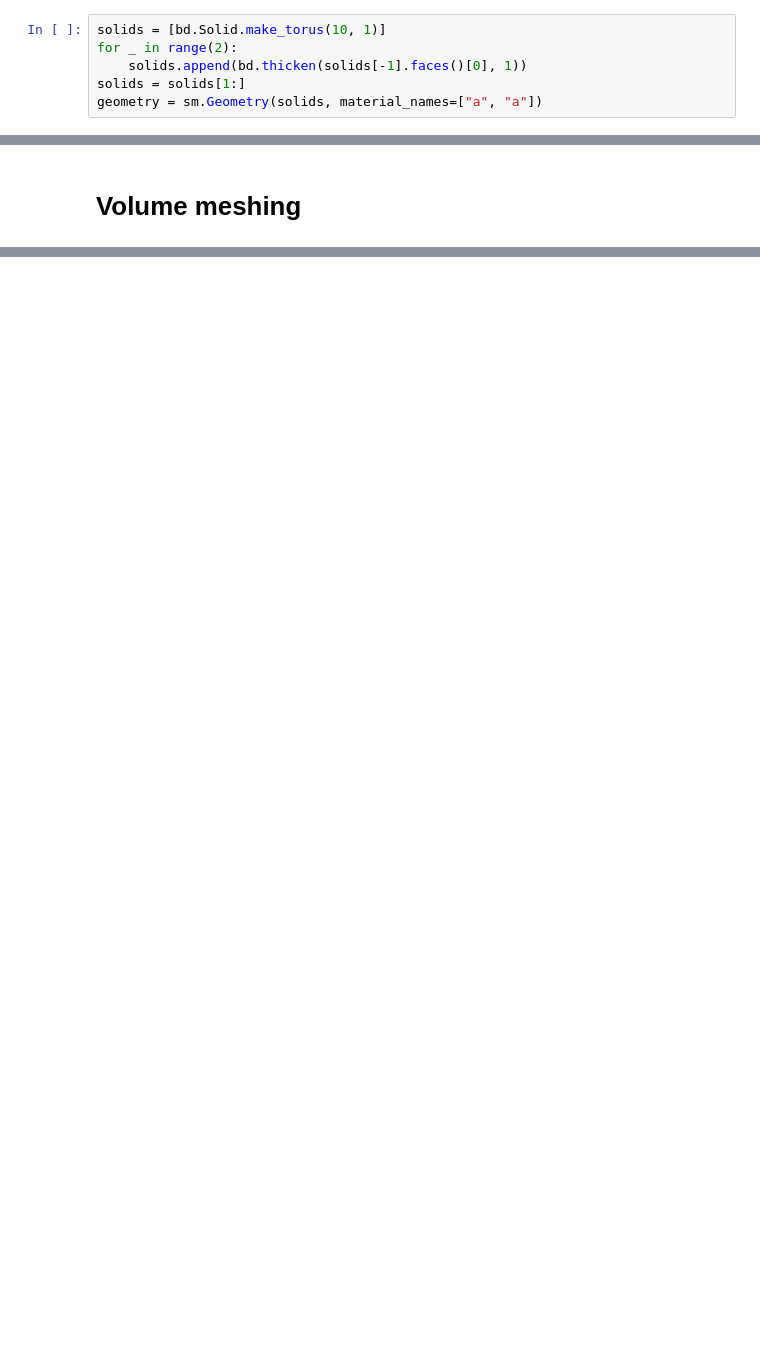
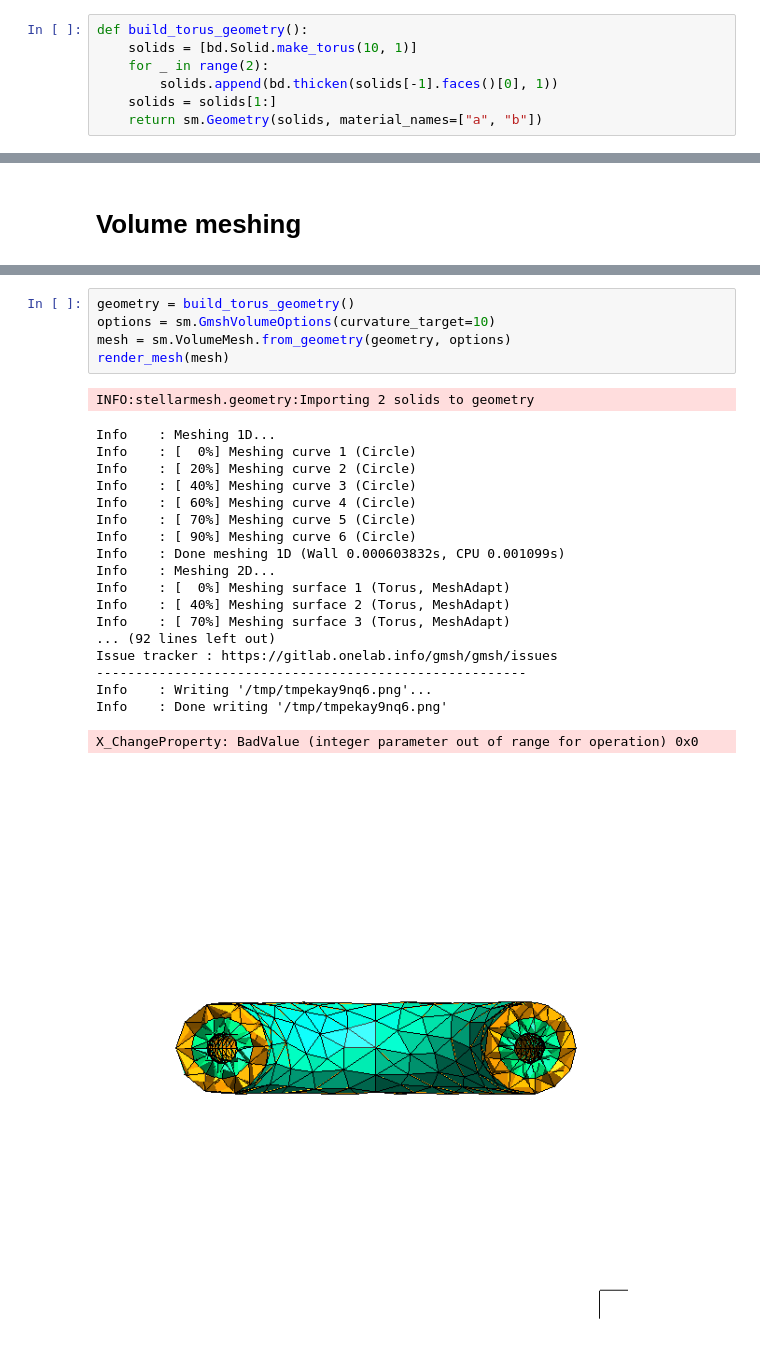
Before and after one commit to stellarmesh/stellarmesh, a Jupyter notebook: tutorials/volume_meshing.ipynb, the cells around one changed output, grey strips where cells are left out. Drawn from its saved outputs; the diff is of its cells as text; blank space fills up the shorter version.

```diff
--- a/tutorials/volume_meshing.ipynb
+++ b/tutorials/volume_meshing.ipynb
@@ -15,8 +17,9 @@ def render_mesh(mesh: sm.Mesh):
         mesh.render(tmp_file.name, rotation_xyz=(90, 0, -90), normals=0, clipping=True)
         display(Image(tmp_file.name, width=800))
 # %%
-solids = [bd.Solid.make_torus(10, 1)]
-for _ in range(2):
-    solids.append(bd.thicken(solids[-1].faces()[0], 1))
-solids = solids[1:]
-geometry = sm.Geometry(solids, material_names=["a", "a"])
+def build_torus_geometry():
+    solids = [bd.Solid.make_torus(10, 1)]
+    for _ in range(2):
+        solids.append(bd.thicken(solids[-1].faces()[0], 1))
+    solids = solids[1:]
+    return sm.Geometry(solids, material_names=["a", "b"])
@@ -50,0 +56,26 @@ X_ChangeProperty: BadValue (integer parameter out of range for operation) 0x0
+# %%
+geometry = build_torus_geometry()
+options = sm.GmshVolumeOptions(curvature_target=10)
+mesh = sm.VolumeMesh.from_geometry(geometry, options)
+render_mesh(mesh)
+# %% [output]
+INFO:stellarmesh.geometry:Importing 2 solids to geometry
+Info    : Meshing 1D...
+Info    : [  0%] Meshing curve 1 (Circle)
+Info    : [ 20%] Meshing curve 2 (Circle)
+Info    : [ 40%] Meshing curve 3 (Circle)
+Info    : [ 60%] Meshing curve 4 (Circle)
+Info    : [ 70%] Meshing curve 5 (Circle)
+Info    : [ 90%] Meshing curve 6 (Circle)
+Info    : Done meshing 1D (Wall 0.000603832s, CPU 0.001099s)
+Info    : Meshing 2D...
+Info    : [  0%] Meshing surface 1 (Torus, MeshAdapt)
+Info    : [ 40%] Meshing surface 2 (Torus, MeshAdapt)
+Info    : [ 70%] Meshing surface 3 (Torus, MeshAdapt)
+... (92 lines left out)
+Issue tracker : https://gitlab.onelab.info/gmsh/gmsh/issues
+-------------------------------------------------------
+Info    : Writing '/tmp/tmpekay9nq6.png'...
+Info    : Done writing '/tmp/tmpekay9nq6.png'
+X_ChangeProperty: BadValue (integer parameter out of range for operation) 0x0
+[figure, added]
```
Also changed, not shown: parts of 8 cells of this notebook, 1 other file.
